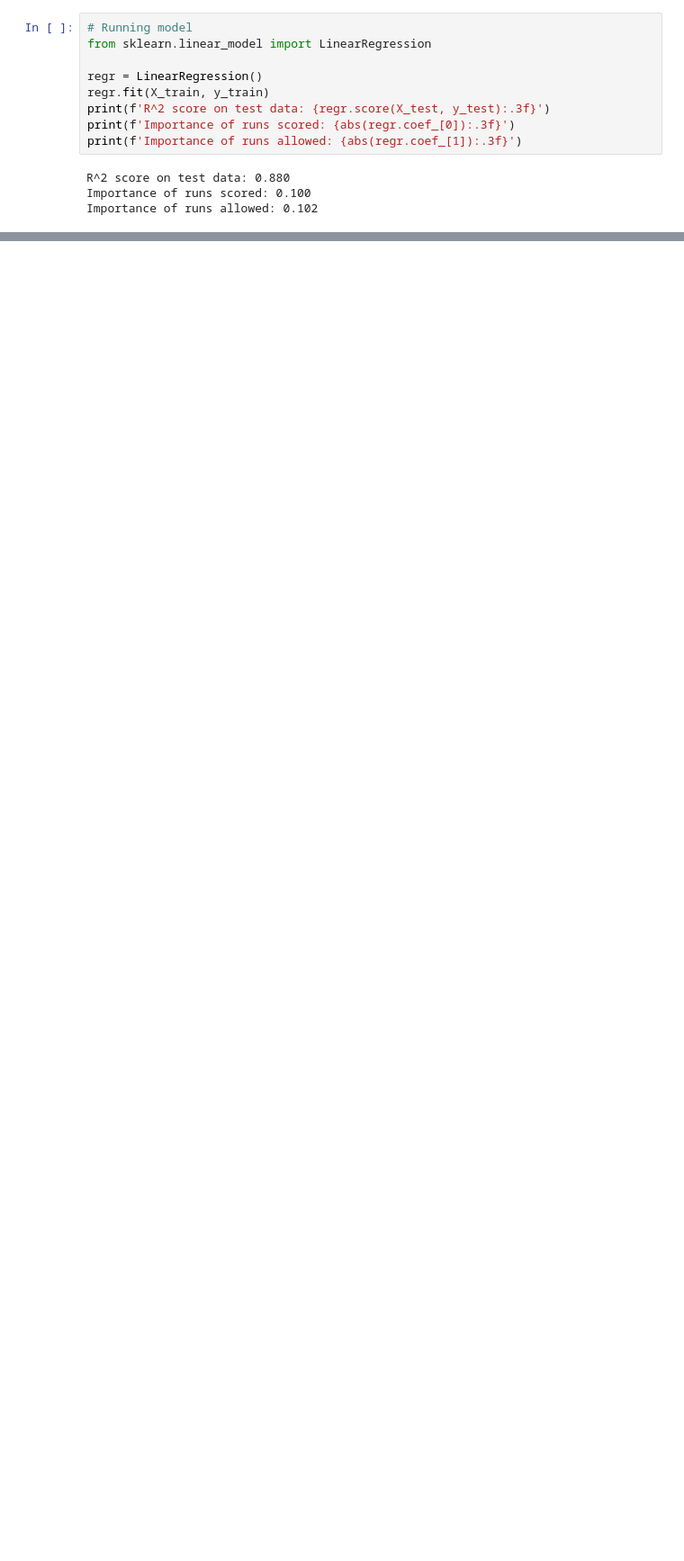
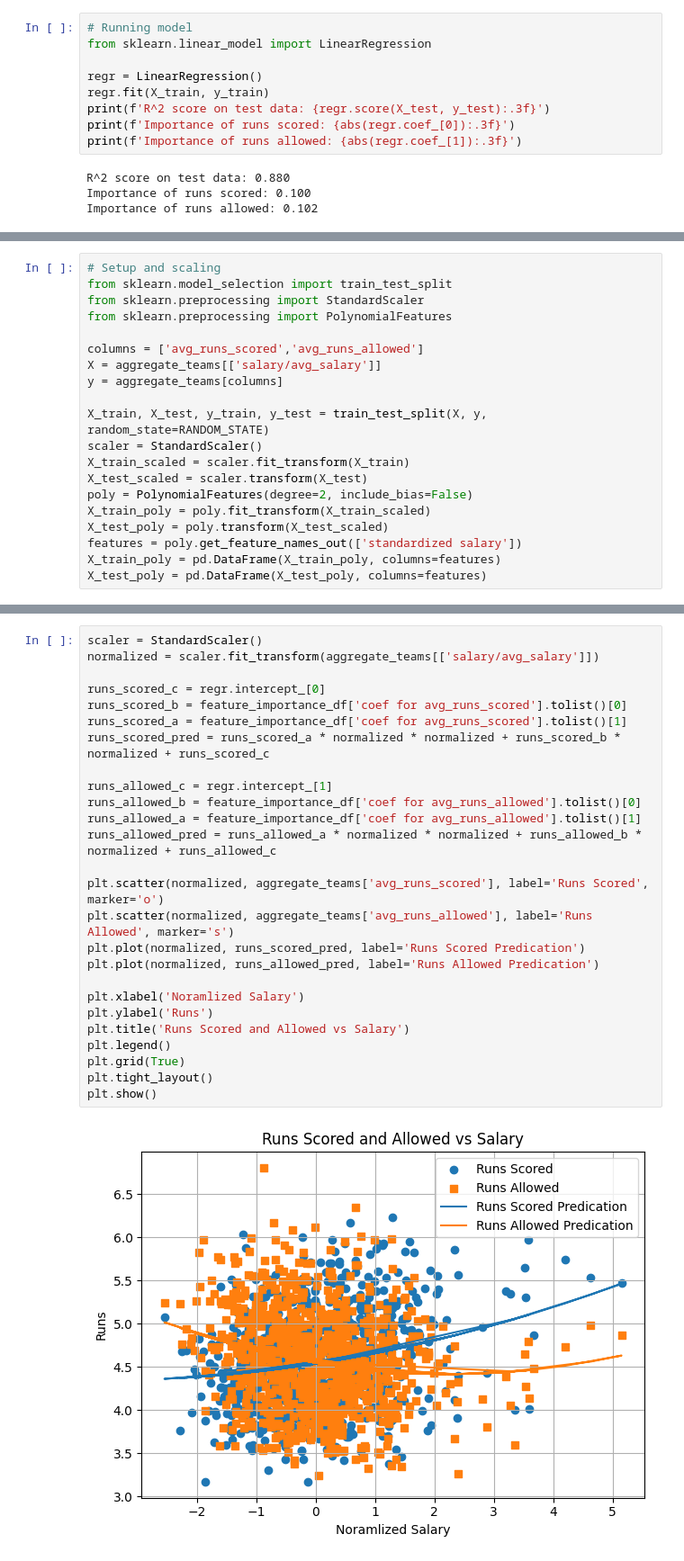
Before and after one commit to Charipi/CMSC320_Final, a Jupyter notebook: main.ipynb, the cells around one changed output, grey strips where cells are left out. Shown: that part at 90% size. Saved outputs shown, nothing was run; the diff lists cells and outputs as text; blank space fills up the shorter version.

```diff
--- a/main.ipynb
+++ b/main.ipynb
@@ -334,0 +248,20 @@ TODO: Suppose money spent impacts runs scored. What aspects should they try to i
+# %%
+# Setup and scaling
+from sklearn.model_selection import train_test_split
+from sklearn.preprocessing import StandardScaler
+from sklearn.preprocessing import PolynomialFeatures
+
+columns = ['avg_runs_scored','avg_runs_allowed']
+X = aggregate_teams[['salary/avg_salary']]
+y = aggregate_teams[columns]
+
+X_train, X_test, y_train, y_test = train_test_split(X, y, random_state=RANDOM_STATE)
+scaler = StandardScaler()
+X_train_scaled = scaler.fit_transform(X_train)
+X_test_scaled = scaler.transform(X_test)
+poly = PolynomialFeatures(degree=2, include_bias=False)
+X_train_poly = poly.fit_transform(X_train_scaled)
+X_test_poly = poly.transform(X_test_scaled)
+features = poly.get_feature_names_out(['standardized salary'])
+X_train_poly = pd.DataFrame(X_train_poly, columns=features)
+X_test_poly = pd.DataFrame(X_test_poly, columns=features)
@@ -334,0 +299,28 @@ TODO: Suppose money spent impacts runs scored. What aspects should they try to i
+# %%
+scaler = StandardScaler()
+normalized = scaler.fit_transform(aggregate_teams[['salary/avg_salary']])
+
+runs_scored_c = regr.intercept_[0]
+runs_scored_b = feature_importance_df['coef for avg_runs_scored'].tolist()[0]
+runs_scored_a = feature_importance_df['coef for avg_runs_scored'].tolist()[1]
+runs_scored_pred = runs_scored_a * normalized * normalized + runs_scored_b * normalized + runs_scored_c
+
+runs_allowed_c = regr.intercept_[1]
+runs_allowed_b = feature_importance_df['coef for avg_runs_allowed'].tolist()[0]
+runs_allowed_a = feature_importance_df['coef for avg_runs_allowed'].tolist()[1]
+runs_allowed_pred = runs_allowed_a * normalized * normalized + runs_allowed_b * normalized + runs_allowed_c
+
+plt.scatter(normalized, aggregate_teams['avg_runs_scored'], label='Runs Scored', marker='o')
+plt.scatter(normalized, aggregate_teams['avg_runs_allowed'], label='Runs Allowed', marker='s')
+plt.plot(normalized, runs_scored_pred, label='Runs Scored Predication')
+plt.plot(normalized, runs_allowed_pred, label='Runs Allowed Predication')
+
+plt.xlabel('Noramlized Salary')
+plt.ylabel('Runs')
+plt.title('Runs Scored and Allowed vs Salary')
+plt.legend()
+plt.grid(True)
+plt.tight_layout()
+plt.show()
+# %% [output]
+[figure, added]
```
Also changed, not shown: parts of 18 cells of this notebook, 1 other file.
